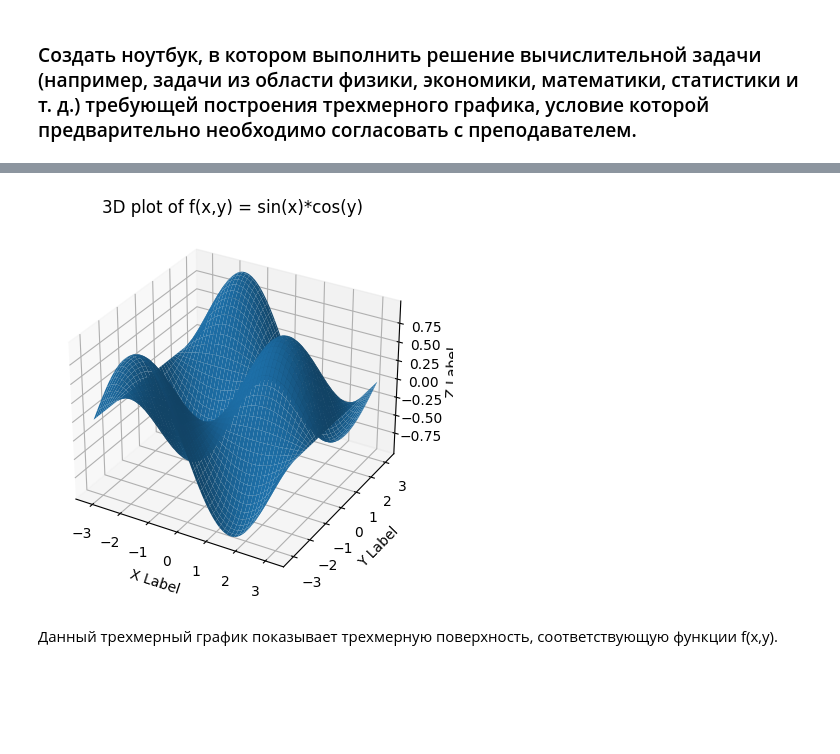
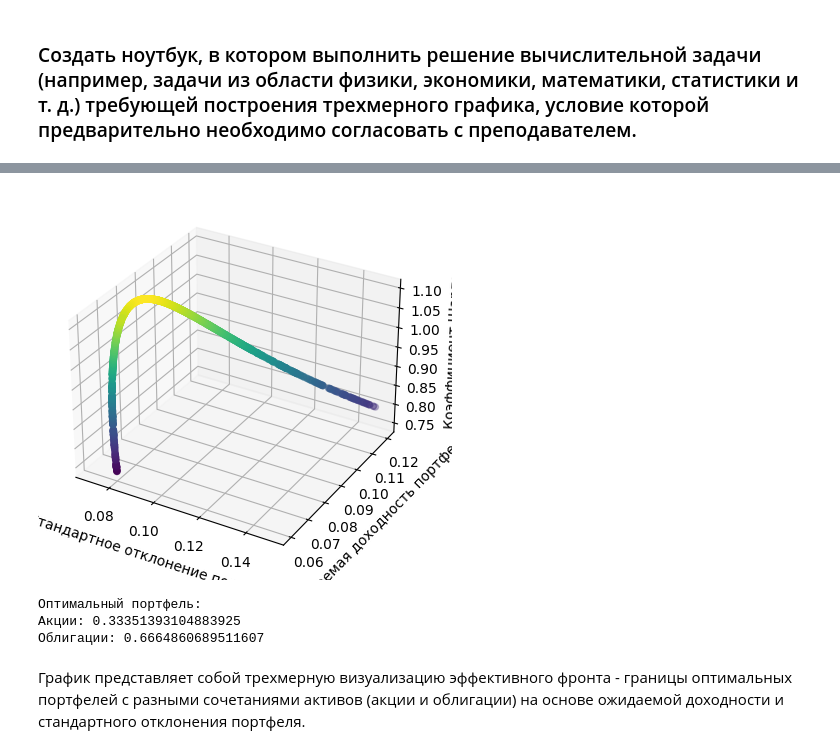
Before and after one commit to pipinstallpython/TRO_3.6, a Jupyter notebook: Notebook/sam_7.ipynb, the cells around one changed output, grey strips where cells are left out. Saved outputs shown, nothing was run; the diff lists cells and outputs as text; code cells hidden in the pictures; blank space fills up the shorter version.

```diff
--- a/Notebook/sam_7.ipynb
+++ b/Notebook/sam_7.ipynb
@@ -10,23 +22,40 @@ import numpy as np
 import matplotlib.pyplot as plt
 from mpl_toolkits.mplot3d import Axes3D
 # %%
-x = np.linspace(-np.pi, np.pi, 100)
-y = np.linspace(-np.pi, np.pi, 100)
-X, Y = np.meshgrid(x, y)
+expected_return = np.array([0.12, 0.06])
+std_deviation = np.array([0.15, 0.08])
 
-Z = np.sin(X) * np.cos(Y)
+weights = np.random.random((1000, 2))
+weights = weights / np.sum(weights, axis=1)[:, np.newaxis]
 
+# Вычисление ожидаемой доходности и стандартное отклонение портфеля для каждого набора весов
+portfolio_return = np.dot(weights, expected_return)
+portfolio_std_dev = np.sqrt(np.dot(weights**2, std_deviation**2))
+
+# Построение трехмерного графика эффективного фронта
 fig = plt.figure()
 ax = fig.add_subplot(111, projection='3d')
-ax.plot_surface(X, Y, Z)
+ax.scatter(portfolio_std_dev, portfolio_return, portfolio_return / portfolio_std_dev, c=portfolio_return / portfolio_std_dev, marker='o')
 
-ax.set_xlabel('X Label')
-ax.set_ylabel('Y Label')
-ax.set_zlabel('Z Label')
-ax.set_title('3D plot of f(x,y) = sin(x)*cos(y)')
+ax.set_xlabel('Стандартное отклонение портфеля')
+ax.set_ylabel('Ожидаемая доходность портфеля')
+ax.set_zlabel('Коэффициент Шарпа')
 
 plt.show()
+
+# Находим портфель с минимальным риском при заданной ожидаемой доходности
+target_return = 0.08
+target_weights = weights[portfolio_return >= target_return]
+min_std_dev = np.min(portfolio_std_dev[portfolio_return >= target_return])
+optimal_portfolio = target_weights[portfolio_std_dev[portfolio_return >= target_return] == min_std_dev]
+
+print('Оптимальный портфель:')
+print('Акции:', optimal_portfolio[0][0])
+print('Облигации:', optimal_portfolio[0][1])
 # %% [output]
-[figure, old version]
+[figure, new version]
+Оптимальный портфель:
+Акции: 0.33351393104883925
+Облигации: 0.6664860689511607
 # %% [markdown]
-Данный трехмерный график показывает трехмерную поверхность, соответствующую функции f(x,y).
+График представляет собой трехмерную визуализацию эффективного фронта - границы оптимальных портфелей с разными сочетаниями активов (акции и облигации) на основе ожидаемой доходности и стандартного отклонения портфеля.
```
Also changed, not shown: parts of 1 cell of this notebook.
